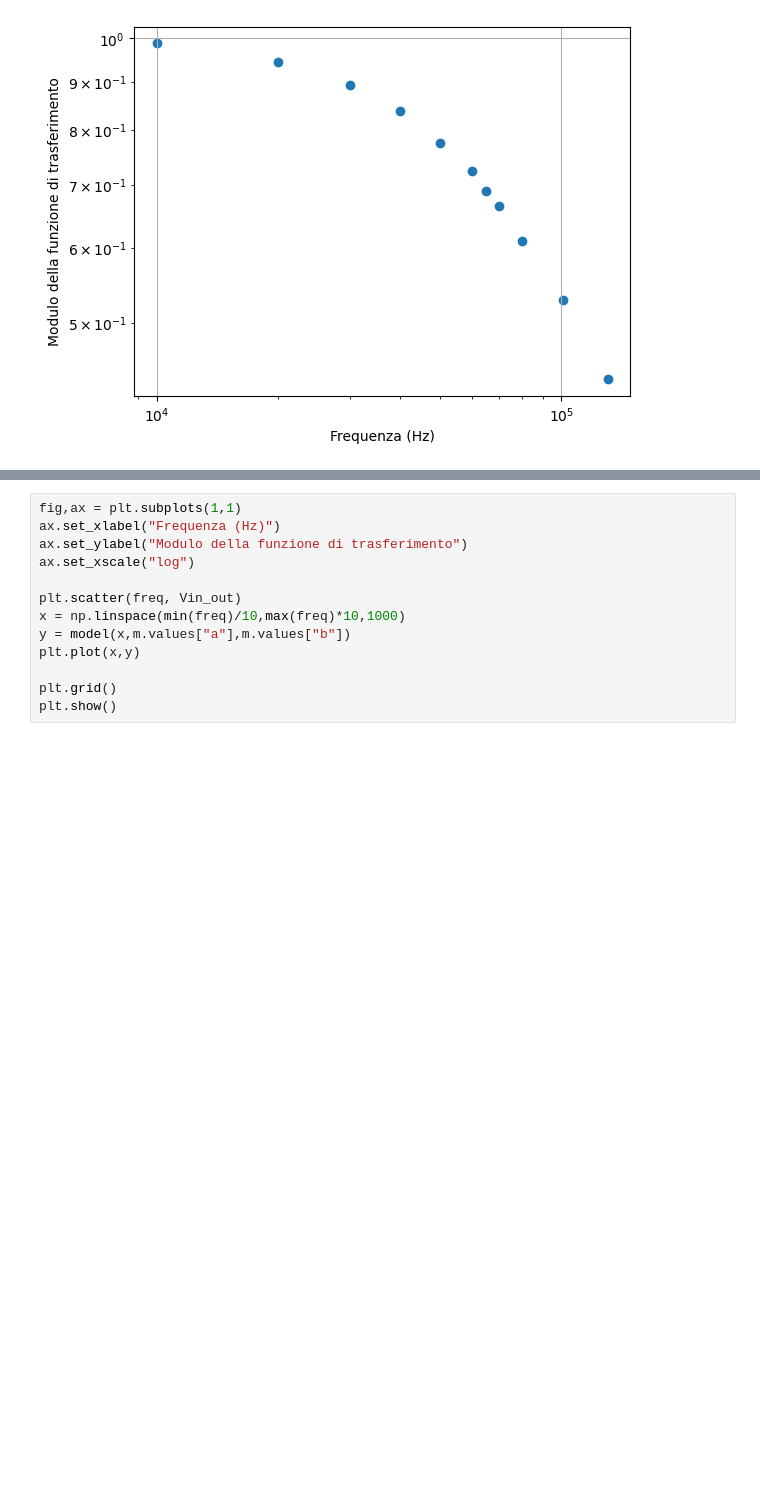
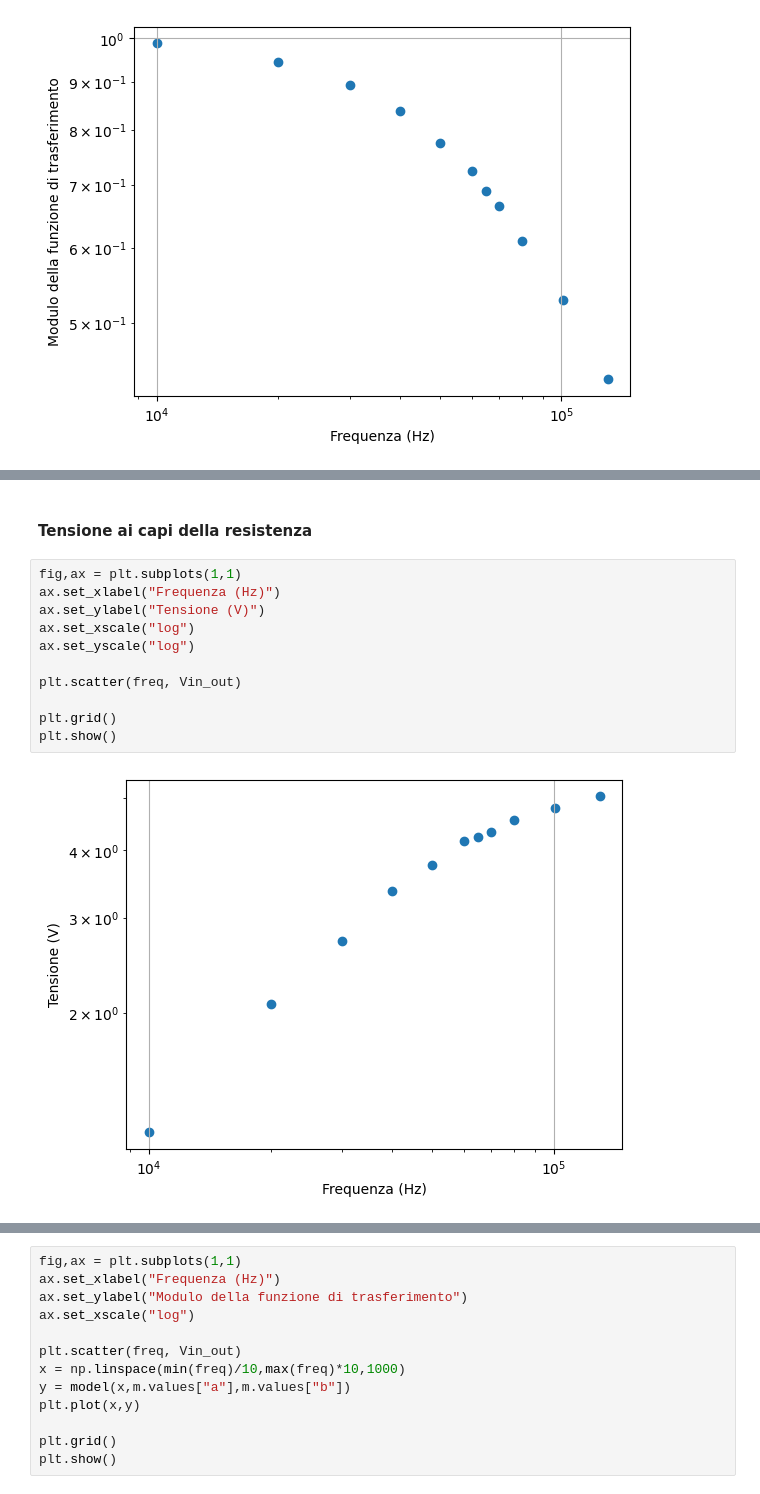
Before and after one commit to ARossiUnimib/Laboratorio-2---Gruppo-21-A.A.-2023-24, a Jupyter notebook: Notebooks/Circuiti_3/Circuiti_3.ipynb, the cells around one changed output, grey strips where cells are left out. Cells and saved outputs as stored; diff of their text form; blank space fills up the shorter version.

```diff
--- a/Notebooks/Circuiti_3/Circuiti_3.ipynb
+++ b/Notebooks/Circuiti_3/Circuiti_3.ipynb
@@ -202,3 +122,18 @@ plt.show()
+# %% [markdown]
+#### Tensione ai capi della resistenza
+# %%
+fig,ax = plt.subplots(1,1)
+ax.set_xlabel("Frequenza (Hz)")
+ax.set_ylabel("Tensione (V)")
+ax.set_xscale("log")
+ax.set_yscale("log")
+
+plt.scatter(freq, Vin_out)
+
+plt.grid()
+plt.show()
+# %% [output]
+[figure, added]
 # %%
 def model(x,a,b):
     return 1 / np.sqrt(a + b/(x**2))
```
Also changed, not shown: parts of 32 cells of this notebook.
